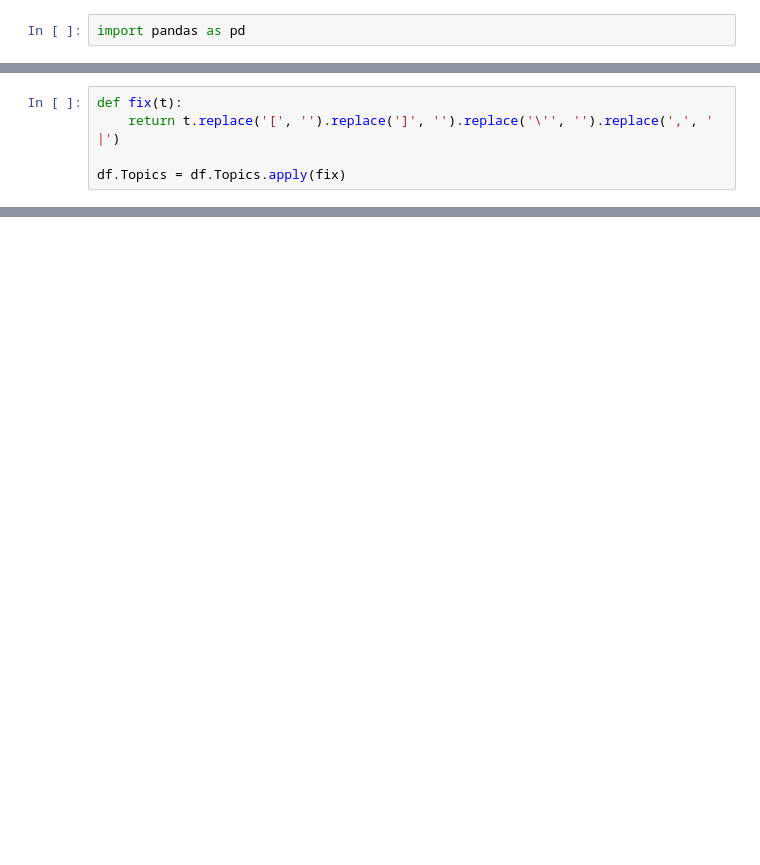
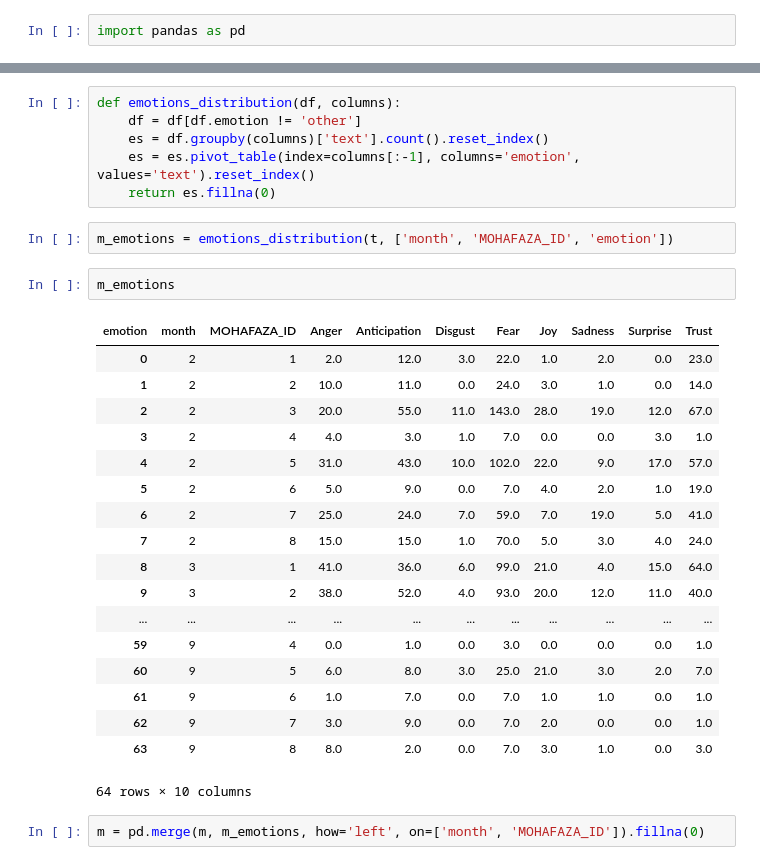
Before and after one commit to aliharakeh/M2-Project, a Jupyter notebook: Project_Final_Scripts/Dashboard Final Data/fix.ipynb, the cells around one changed output, grey strips where cells are left out. Drawn from its saved outputs; the diff is of its cells as text; blank space fills up the shorter version.

```diff
--- a/Project_Final_Scripts/Dashboard Final Data/fix.ipynb
+++ b/Project_Final_Scripts/Dashboard Final Data/fix.ipynb
@@ -13,5 +33,0 @@ df.head()
-# %%
-def fix(t):
-    return t.replace('[', '').replace(']', '').replace('\'', '').replace(',', ' |')
-
-df.Topics = df.Topics.apply(fix)
@@ -19,0 +58,31 @@ df.to_csv('kadaas_topics.csv', index=False)
+# %%
+def emotions_distribution(df, columns):
+    df = df[df.emotion != 'other']
+    es = df.groupby(columns)['text'].count().reset_index()
+    es = es.pivot_table(index=columns[:-1], columns='emotion', values='text').reset_index()
+    return es.fillna(0)
+# %%
+m_emotions = emotions_distribution(t, ['month', 'MOHAFAZA_ID', 'emotion'])
+# %%
+m_emotions
+# %% [output]
+| emotion | month | MOHAFAZA_ID | Anger | Anticipation | Disgust | Fear | Joy | Sadness | Surprise | Trust |
+| 0 | 2 | 1 | 2.0 | 12.0 | 3.0 | 22.0 | 1.0 | 2.0 | 0.0 | 23.0 |
+| 1 | 2 | 2 | 10.0 | 11.0 | 0.0 | 24.0 | 3.0 | 1.0 | 0.0 | 14.0 |
+| 2 | 2 | 3 | 20.0 | 55.0 | 11.0 | 143.0 | 28.0 | 19.0 | 12.0 | 67.0 |
+| 3 | 2 | 4 | 4.0 | 3.0 | 1.0 | 7.0 | 0.0 | 0.0 | 3.0 | 1.0 |
+| 4 | 2 | 5 | 31.0 | 43.0 | 10.0 | 102.0 | 22.0 | 9.0 | 17.0 | 57.0 |
+| 5 | 2 | 6 | 5.0 | 9.0 | 0.0 | 7.0 | 4.0 | 2.0 | 1.0 | 19.0 |
+| 6 | 2 | 7 | 25.0 | 24.0 | 7.0 | 59.0 | 7.0 | 19.0 | 5.0 | 41.0 |
+| 7 | 2 | 8 | 15.0 | 15.0 | 1.0 | 70.0 | 5.0 | 3.0 | 4.0 | 24.0 |
+| 8 | 3 | 1 | 41.0 | 36.0 | 6.0 | 99.0 | 21.0 | 4.0 | 15.0 | 64.0 |
+| 9 | 3 | 2 | 38.0 | 52.0 | 4.0 | 93.0 | 20.0 | 12.0 | 11.0 | 40.0 |
+| ... | ... | ... | ... | ... | ... | ... | ... | ... | ... | ... |
+| 59 | 9 | 4 | 0.0 | 1.0 | 0.0 | 3.0 | 0.0 | 0.0 | 0.0 | 1.0 |
+| 60 | 9 | 5 | 6.0 | 8.0 | 3.0 | 25.0 | 21.0 | 3.0 | 2.0 | 7.0 |
+| 61 | 9 | 6 | 1.0 | 7.0 | 0.0 | 7.0 | 1.0 | 1.0 | 0.0 | 1.0 |
+| 62 | 9 | 7 | 3.0 | 9.0 | 0.0 | 7.0 | 2.0 | 0.0 | 0.0 | 1.0 |
+| 63 | 9 | 8 | 8.0 | 2.0 | 0.0 | 7.0 | 3.0 | 1.0 | 0.0 | 3.0 |
+64 rows × 10 columns
+# %%
+m = pd.merge(m, m_emotions, how='left', on=['month', 'MOHAFAZA_ID']).fillna(0)
```
Also changed, not shown: parts of 13 cells of this notebook, 4 other files.
